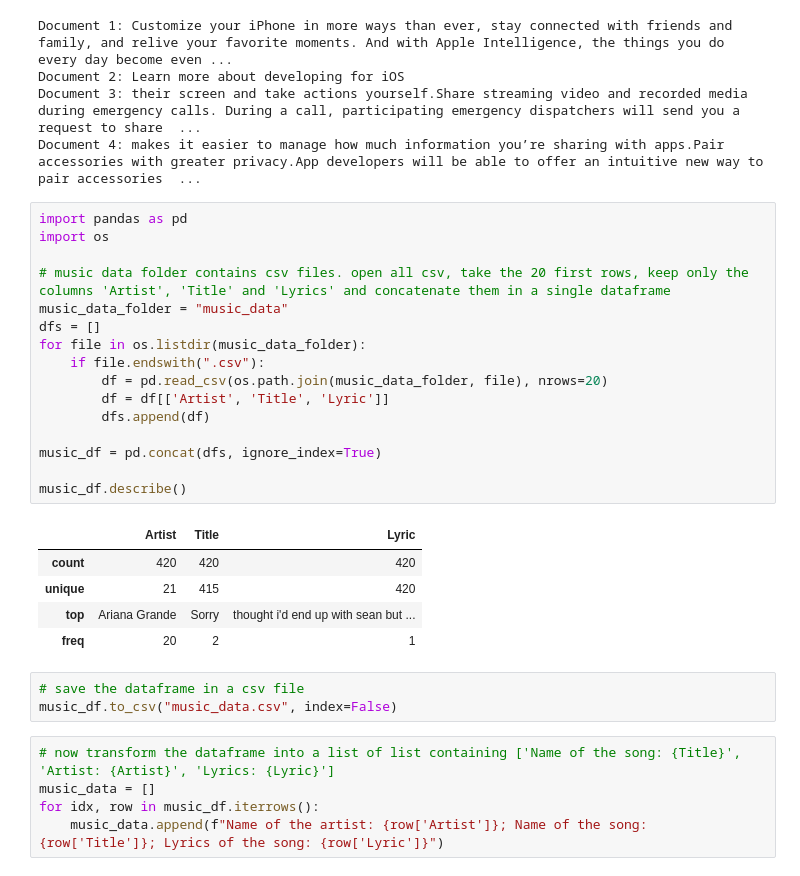
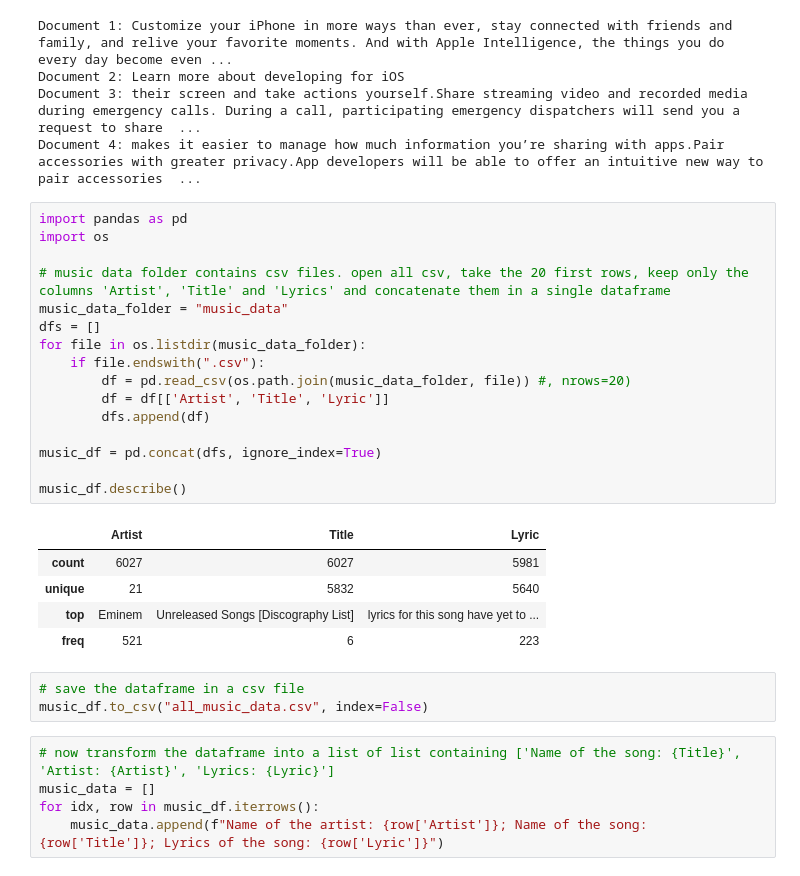
Before and after one commit to lekmaneb/RAG, a Jupyter notebook: rag.ipynb, the cells around one changed output. Drawn from its saved outputs; the diff is of its cells as text.

```diff
--- a/rag.ipynb
+++ b/rag.ipynb
@@ -426,28 +426,28 @@ Document 4: makes it easier to manage how much information you’re sharing with
 # %%
 import pandas as pd
 import os
 
 # music data folder contains csv files. open all csv, take the 20 first rows, keep only the columns 'Artist', 'Title' and 'Lyrics' and concatenate them in a single dataframe
 music_data_folder = "music_data"
 dfs = []
 for file in os.listdir(music_data_folder):
     if file.endswith(".csv"):
-        df = pd.read_csv(os.path.join(music_data_folder, file), nrows=20)
+        df = pd.read_csv(os.path.join(music_data_folder, file)) #, nrows=20)
         df = df[['Artist', 'Title', 'Lyric']]
         dfs.append(df)
 
 music_df = pd.concat(dfs, ignore_index=True)
 
 music_df.describe()
 # %% [output]
 |  | Artist | Title | Lyric |
-| count | 420 | 420 | 420 |
-| unique | 21 | 415 | 420 |
-| top | Ariana Grande | Sorry | thought i'd end up with sean but ... |
-| freq | 20 | 2 | 1 |
+| count | 6027 | 6027 | 5981 |
+| unique | 21 | 5832 | 5640 |
+| top | Eminem | Unreleased Songs [Discography List] | lyrics for this song have yet to ... |
+| freq | 521 | 6 | 223 |
 # %%
 # save the dataframe in a csv file
-music_df.to_csv("music_data.csv", index=False)
+music_df.to_csv("all_music_data.csv", index=False)
 # %%
 # now transform the dataframe into a list of list containing ['Name of the song: {Title}', 'Artist: {Artist}', 'Lyrics: {Lyric}']
 music_data = []
```
Also changed, not shown: 3 other files.
